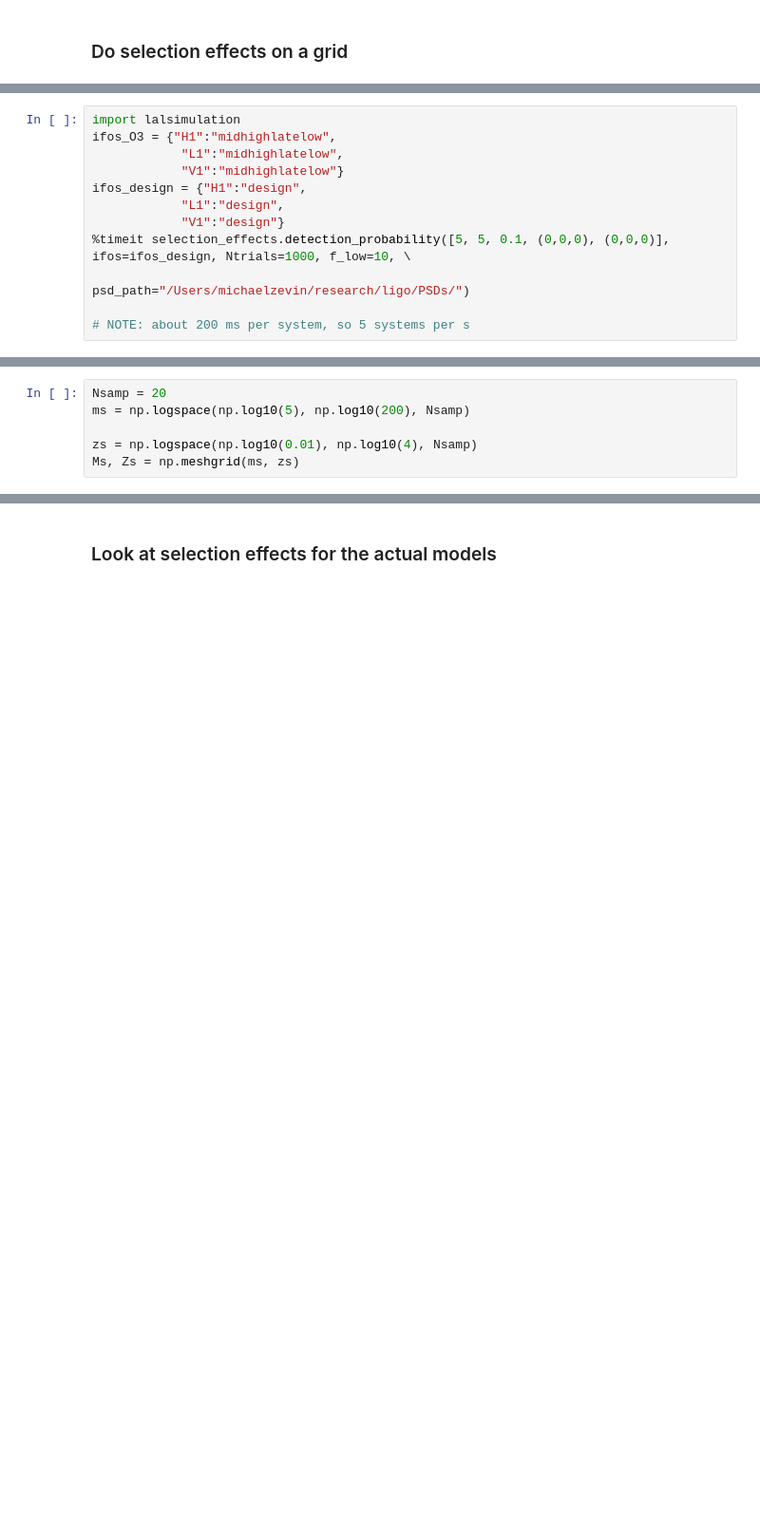
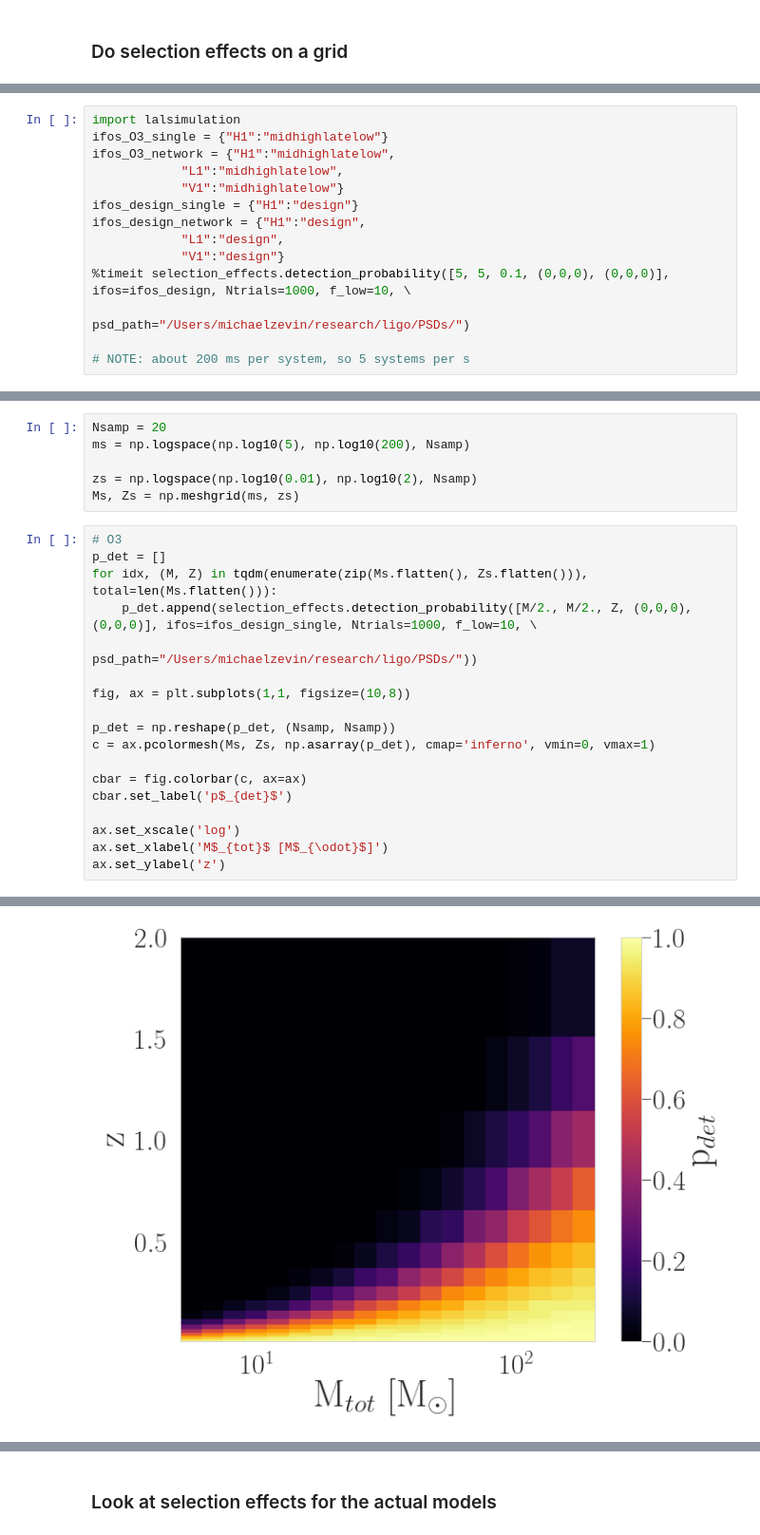
Before and after one commit to michaelzevin/model_selection, a Jupyter notebook: notebooks/selection_effects_tests.ipynb, the cells around one changed output, grey strips where cells are left out. Shown at 95% size. Saved outputs shown, nothing was run; the diff lists cells and outputs as text; blank space fills up the shorter version.

```diff
--- a/notebooks/selection_effects_tests.ipynb
+++ b/notebooks/selection_effects_tests.ipynb
@@ -43,9 +44,11 @@ imp.reload(selection_effects)
 # %%
 import lalsimulation
-ifos_O3 = {"H1":"midhighlatelow",
+ifos_O3_single = {"H1":"midhighlatelow"}
+ifos_O3_network = {"H1":"midhighlatelow",
             "L1":"midhighlatelow",
             "V1":"midhighlatelow"}
-ifos_design = {"H1":"design",
+ifos_design_single = {"H1":"design"}
+ifos_design_network = {"H1":"design",
             "L1":"design",
             "V1":"design"}
 %timeit selection_effects.detection_probability([5, 5, 0.1, (0,0,0), (0,0,0)], ifos=ifos_design, Ntrials=1000, f_low=10, \
@@ -58,5 +61,24 @@ ifos_design = {"H1":"design",
 Nsamp = 20
 ms = np.logspace(np.log10(5), np.log10(200), Nsamp)
 
-zs = np.logspace(np.log10(0.01), np.log10(4), Nsamp)
+zs = np.logspace(np.log10(0.01), np.log10(2), Nsamp)
 Ms, Zs = np.meshgrid(ms, zs)
+# %%
+# O3
+p_det = []
+for idx, (M, Z) in tqdm(enumerate(zip(Ms.flatten(), Zs.flatten())), total=len(Ms.flatten())):
+    p_det.append(selection_effects.detection_probability([M/2., M/2., Z, (0,0,0), (0,0,0)], ifos=ifos_design_single, Ntrials=1000, f_low=10, \
+                                                        psd_path="/Users/michaelzevin/research/ligo/PSDs/"))
+
+fig, ax = plt.subplots(1,1, figsize=(10,8))
+
+p_det = np.reshape(p_det, (Nsamp, Nsamp))
+c = ax.pcolormesh(Ms, Zs, np.asarray(p_det), cmap='inferno', vmin=0, vmax=1)
+
+cbar = fig.colorbar(c, ax=ax)
+cbar.set_label('p$_{det}$')
+
+ax.set_xscale('log')
+ax.set_xlabel('M$_{tot}$ [M$_{\odot}$]')
+ax.set_ylabel('z')
+# %% [output]
@@ -63 +86,2 @@ Ms, Zs = np.meshgrid(ms, zs)
+[figure, added]
 # %%
```
Also changed, not shown: parts of 10 cells of this notebook, 8 other files.
